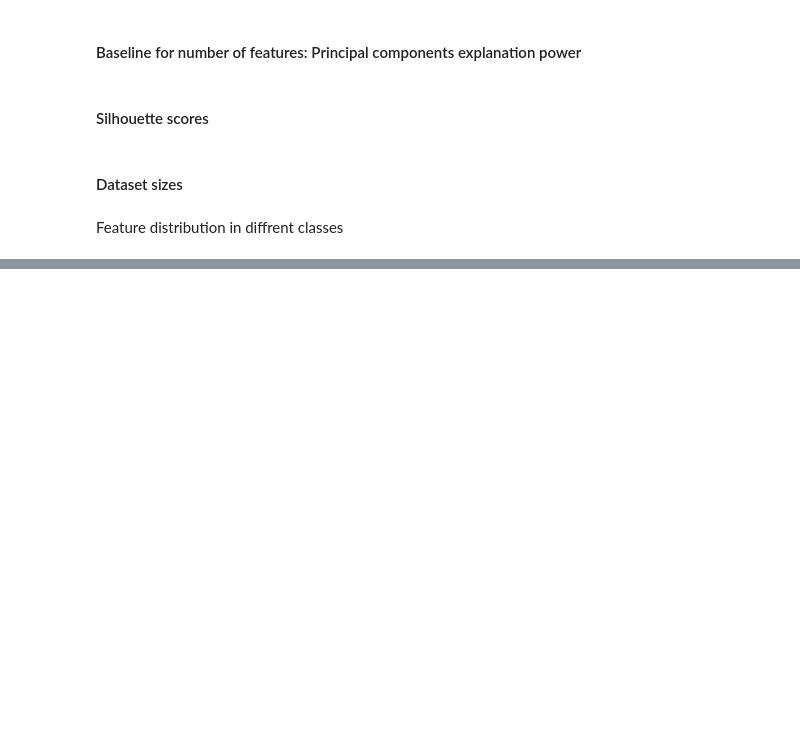
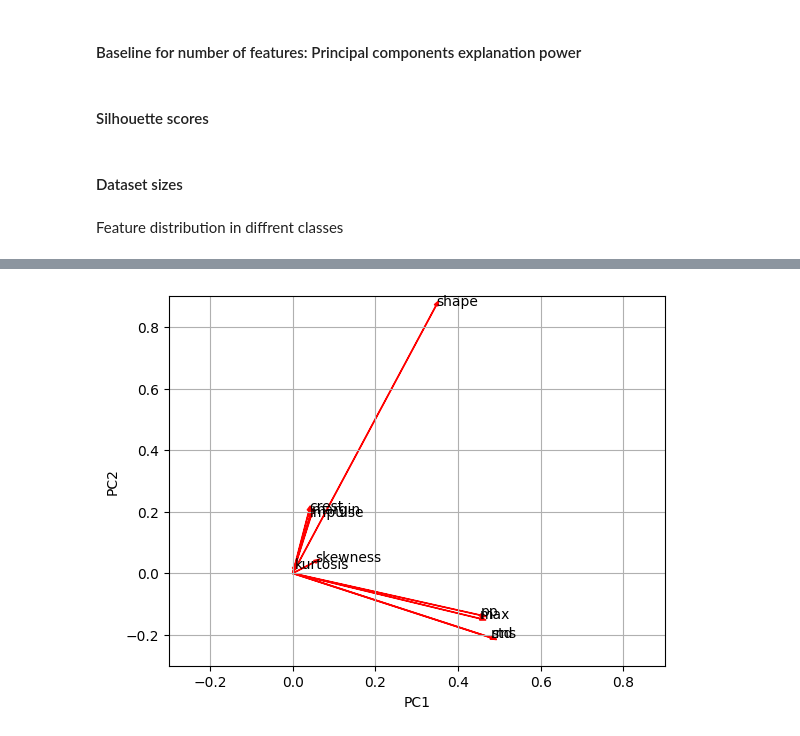
Before and after one commit to etakerim/masters-thesis, a Jupyter notebook: notebooks/FeatureSelection/FeatureSummary.ipynb, the cells around one changed output, grey strips where cells are left out. Saved outputs shown, nothing was run; the diff lists cells and outputs as text; code cells hidden in the pictures; blank space fills up the shorter version.

```diff
--- a/notebooks/FeatureSelection/FeatureSummary.ipynb
+++ b/notebooks/FeatureSelection/FeatureSummary.ipynb
@@ -768,0 +938,14 @@ boxplot_features(batch_initial_conditions)
+# %%
+loadings = pca_td.components_
+n_features = pca_td.n_features_in_
+feature_names = X_td.columns
+pc_list = [f'PC{i}' for i in list(range(1, n_features + 1))]
+
+# Match PC names to loadings
+pc_loadings = dict(zip(pc_list, loadings))
+
+# Matrix of corr coefs between feature names and PCs
+loadings_df = pd.DataFrame.from_dict(pc_loadings)
+loadings_df['feature_names'] = feature_names
+loadings_df = loadings_df.set_index('feature_names')
+loadings_df[['PC1', 'PC2']]
@@ -768,0 +965,29 @@ boxplot_features(batch_initial_conditions)
+# %%
+from adjustText import adjust_text
+
+xs = loadings[0]
+ys = loadings[1]
+
+texts = []
+# Plot the loadings on a scatterplot
+for i, varnames in enumerate(feature_names):
+    plt.arrow(
+        0, 0, # coordinates of arrow base
+        xs[i], # length of the arrow along x
+        ys[i], # length of the arrow along y
+        color='r',
+        head_width=0.01
+    )
+    texts.append(plt.text(xs[i], ys[i], varnames))
+
+# Define the axes
+adjust_text(texts, only_move={'points':'y', 'texts':'y'})
+plt.xlabel('PC1')
+plt.ylabel('PC2')
+plt.xlim(-0.3, 0.9)
+plt.ylim(-0.3, 0.9)
+plt.grid()
+fig.tight_layout()
+plt.show()
+# %% [output]
+[figure, added]
```
Also changed, not shown: parts of 12 cells of this notebook, 13 other files.
